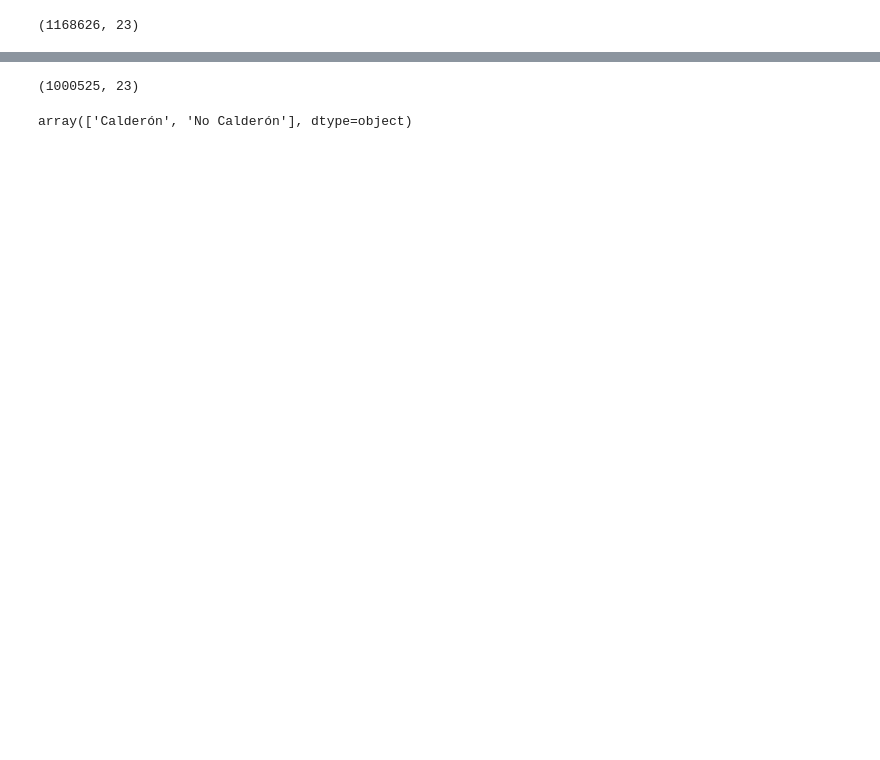
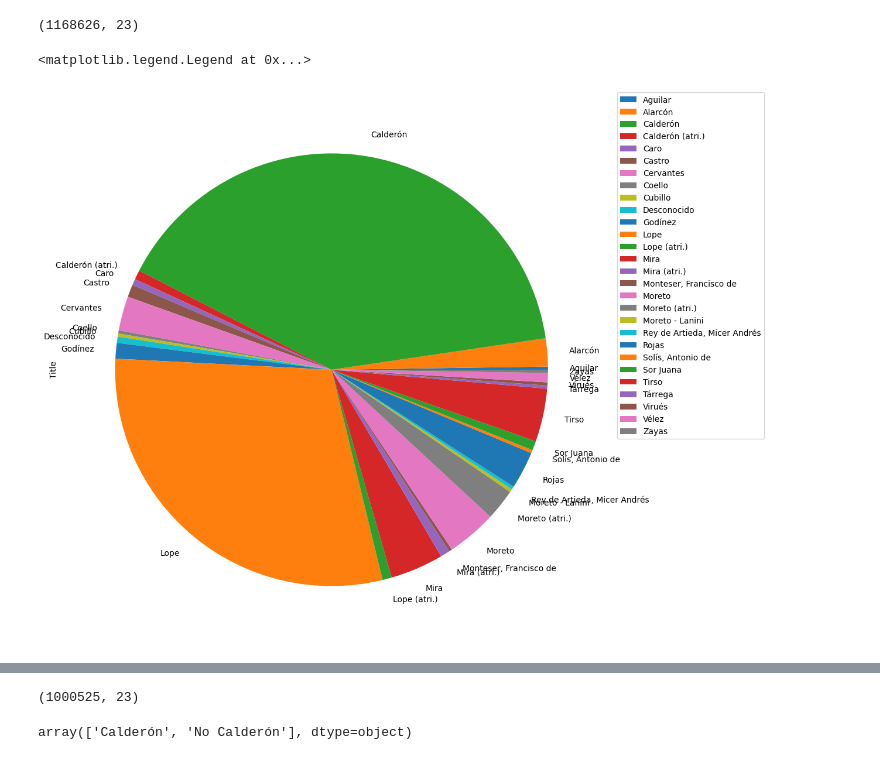
Before and after one commit to DrKroll/machine-learning-rhythm-authorship, a Jupyter notebook: authorship_rhythm_ml.ipynb, the cells around one changed output, grey strips where cells are left out. Drawn from its saved outputs; the diff is of its cells as text; code cells hidden in the pictures; blank space fills up the shorter version.

```diff
--- a/authorship_rhythm_ml.ipynb
+++ b/authorship_rhythm_ml.ipynb
@@ -111,3 +142,11 @@ df = pd.read_csv(entry)
 df.shape
 # %% [output]
 (1168626, 23)
+# %%
+#We have a lot of authors in this dataframe but actually just two of them have a similar weight.
+plt.figure(figsize=(20,12))
+df.groupby('Author')['Title'].nunique().plot(kind='pie', legend =True)
+plt.legend(bbox_to_anchor=(1.02, 1.02), loc='upper left')
+# %% [output]
+<matplotlib.legend.Legend at 0x...>
+[figure, added]
```
Also changed, not shown: parts of 20 cells of this notebook.
